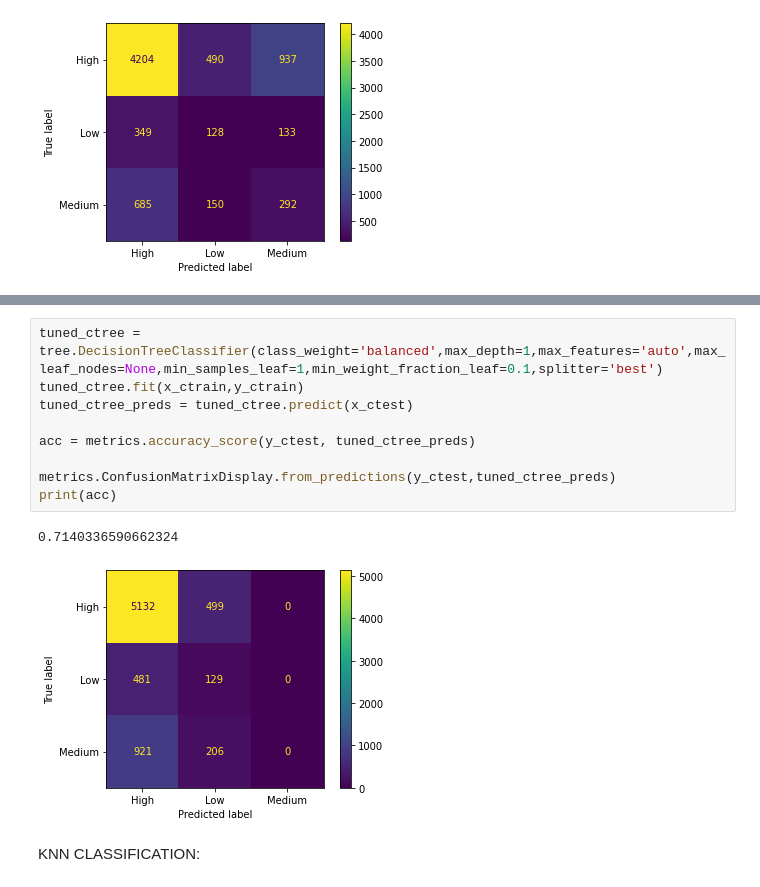
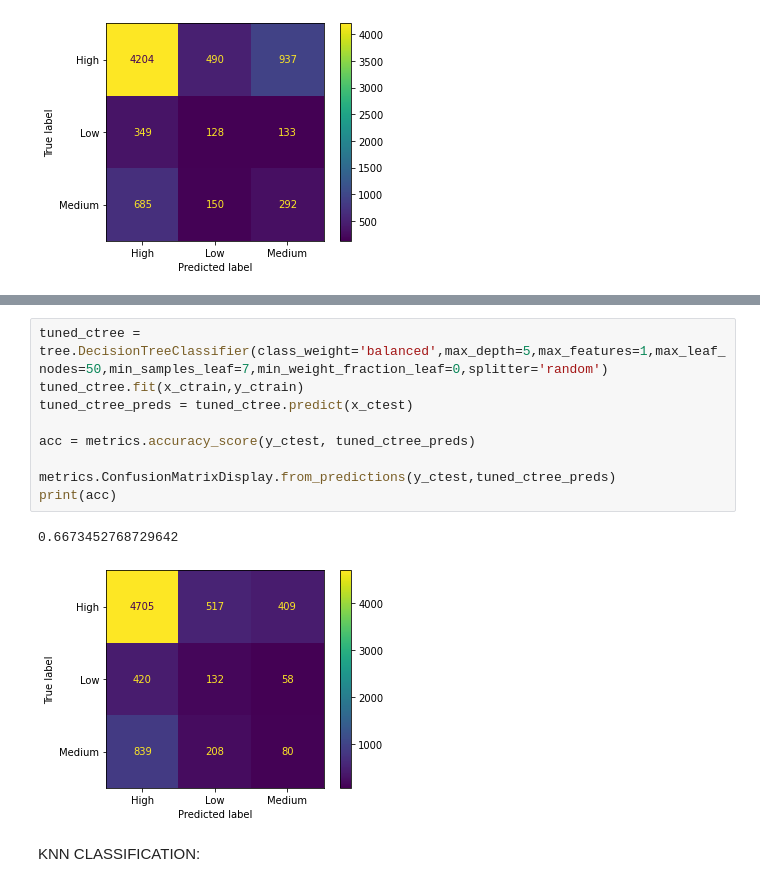
Before and after one commit to tztrz/MSc-Proj, a Jupyter notebook: UKBMS_HADUK_Model.ipynb, the cells around one changed output, grey strips where cells are left out. Cells and saved outputs as stored; diff of their text form.

```diff
--- a/UKBMS_HADUK_Model.ipynb
+++ b/UKBMS_HADUK_Model.ipynb
@@ -181,15 +181,15 @@ print(c_tuning_model.best_score_)
 # %%
-tuned_ctree = tree.DecisionTreeClassifier(class_weight='balanced',max_depth=1,max_features='auto',max_leaf_nodes=None,min_samples_leaf=1,min_weight_fraction_leaf=0.1,splitter='best')
+tuned_ctree = tree.DecisionTreeClassifier(class_weight='balanced',max_depth=5,max_features=1,max_leaf_nodes=50,min_samples_leaf=7,min_weight_fraction_leaf=0,splitter='random')
 tuned_ctree.fit(x_ctrain,y_ctrain)
 tuned_ctree_preds = tuned_ctree.predict(x_ctest)
 
 acc = metrics.accuracy_score(y_ctest, tuned_ctree_preds)
 
 metrics.ConfusionMatrixDisplay.from_predictions(y_ctest,tuned_ctree_preds)
 print(acc)
 # %% [output]
-0.7140336590662324
+0.6673452768729642
-[figure, old version]
+[figure, new version]
 # %% [markdown]
 KNN CLASSIFICATION:
 # %%
```
Also changed, not shown: parts of 4 cells of this notebook, 1 other file.
